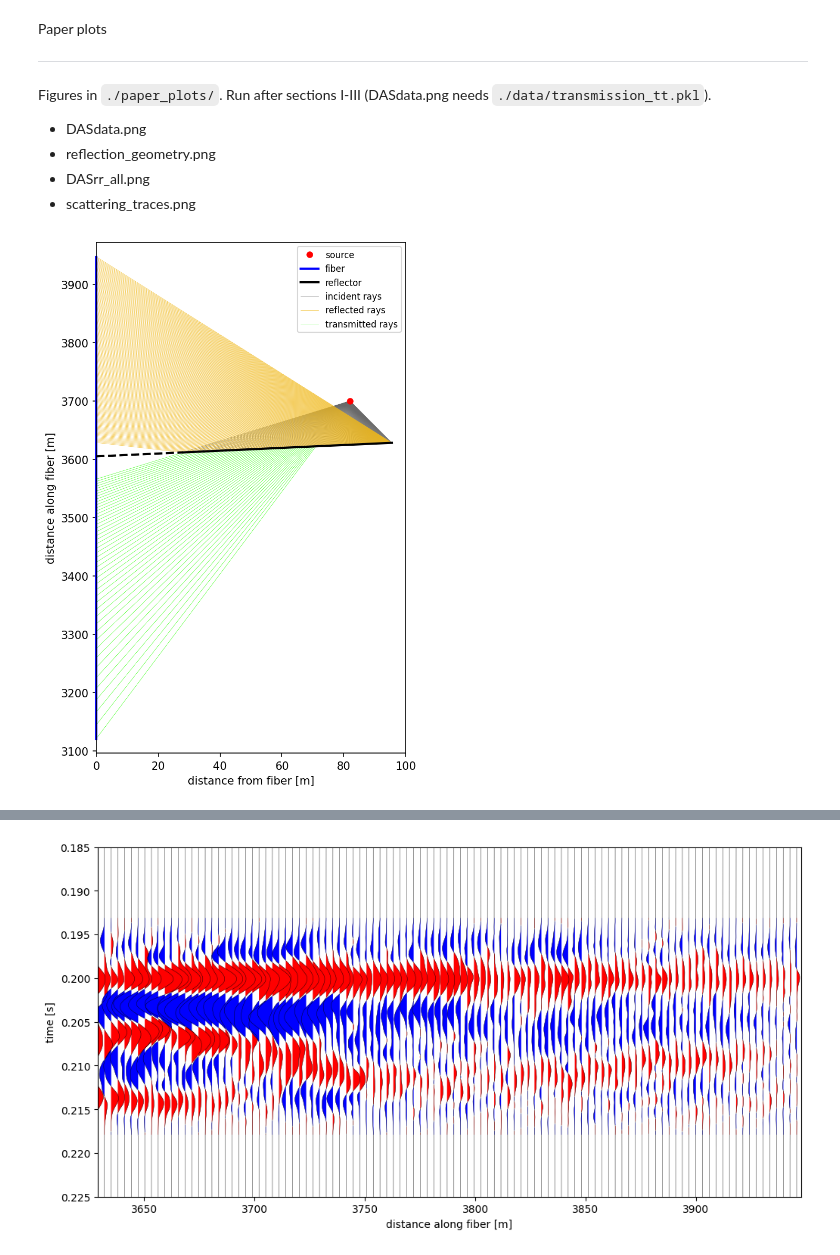
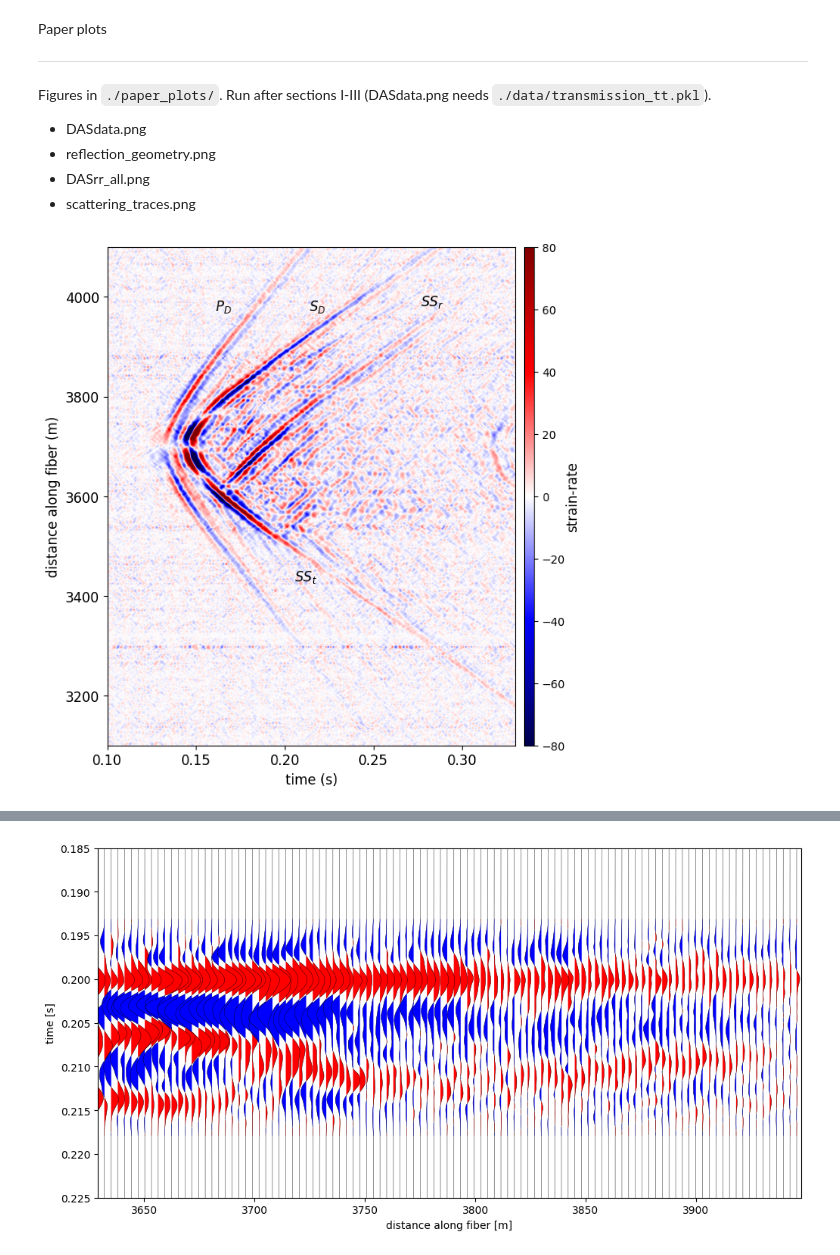
Before and after one commit to esotelog/ScatteringDAS, a Jupyter notebook: DASdata.ipynb, the cells around one changed output, grey strips where cells are left out. Saved outputs shown, nothing was run; the diff lists cells and outputs as text; code cells hidden in the pictures.

```diff
--- a/DASdata.ipynb
+++ b/DASdata.ipynb
@@ -503,12 +491,29 @@ fig.savefig('./paper_plots/DASdata.pdf', dpi=400, bbox_inches="tight")
-# %%
-#Paper plot - reflection_geometry.png
-#Plot - Reflected Step 5: fracture geometry and rays
-#Paper figure: source, fiber, reflector, incident/reflected/transmitted rays (600 dpi)
-fig, ax = DASplt.plot_reflections_paper(drange, (xs, ys), fit["best_line_out"], save_path=None)
-ax.set_ylabel("distance along fiber [m]", fontsize=ax.yaxis.label.get_size())
-ax.set_rasterization_zorder(5)   # override the function's 'length along fiber [m]'
-fig.savefig("./paper_plots/reflection_geometry.pdf",
-            dpi=600, bbox_inches="tight")
-plt.show()
-# %% [output]
-[figure, removed]
+# %%
+#Paper plot - DASdata_nodots.png: Event A panel (waterfall) without the fitted travel-time dots
+tt_file='./data/transmission_tt.pkl'
+#phase labels: (distance [m], time [s]); direct-wave labels sit 12 ms above the
+#straight-ray direct arrival t = ts - tfile_begin + distance / velocity
+t_dir = lambda d, v: ts - tfile_begin + np.hypot(xs, d - ys) / v
+labels = {r"$P_D$": (3980, t_dir(3980, vp) - 0.012),   # direct P
+          r"$S_D$": (3980, t_dir(3980, vs) - 0.012),   # direct S
+          r"$SS_r$": (3990, 0.283),                     # reflected S (end of the reflection)
+          r"$SS_t$": (3438, 0.212)}                     # transmitted S (end of the transmission)
+
+plt.close('all')
+fig, ax, cbar = DASplt.plot_waterfall_reflection_tt_paper(DAS_filter,
+                                                          fit["tt_fit_fracture"],
+                                                          trans_tt=tt_file,
+                                                          dots=False,          # no SS_r / SS_t dots
+                                                          clim=(-80, 80),    # color limits, as the reference figure
+                                                          figsize=(7, 8),   # same plot box as the (10, 6) wiggle, axes swapped
+                                                          cbar_aspect=50,      # colorbar length/width (larger = thinner)
+                                                          cbar_labelpad=0,     # colorbar label close to the bar
+                                                          xlim=(0.10, 0.33),   # time [s]
+                                                          ylim=(3100, 4100),   # distance along fiber [m]
+                                                          labels=labels,       # phase labels
+                                                          label_size=12,
+                                                          text_size=12)        # label font size [pt]
+ax.set_rasterization_zorder(5)
+fig.savefig('./paper_plots/DASdata.pdf', dpi=600, bbox_inches="tight")
+# %% [output]
+[figure, added]
```
Also changed, not shown: parts of 11 cells of this notebook, 2 other files.
